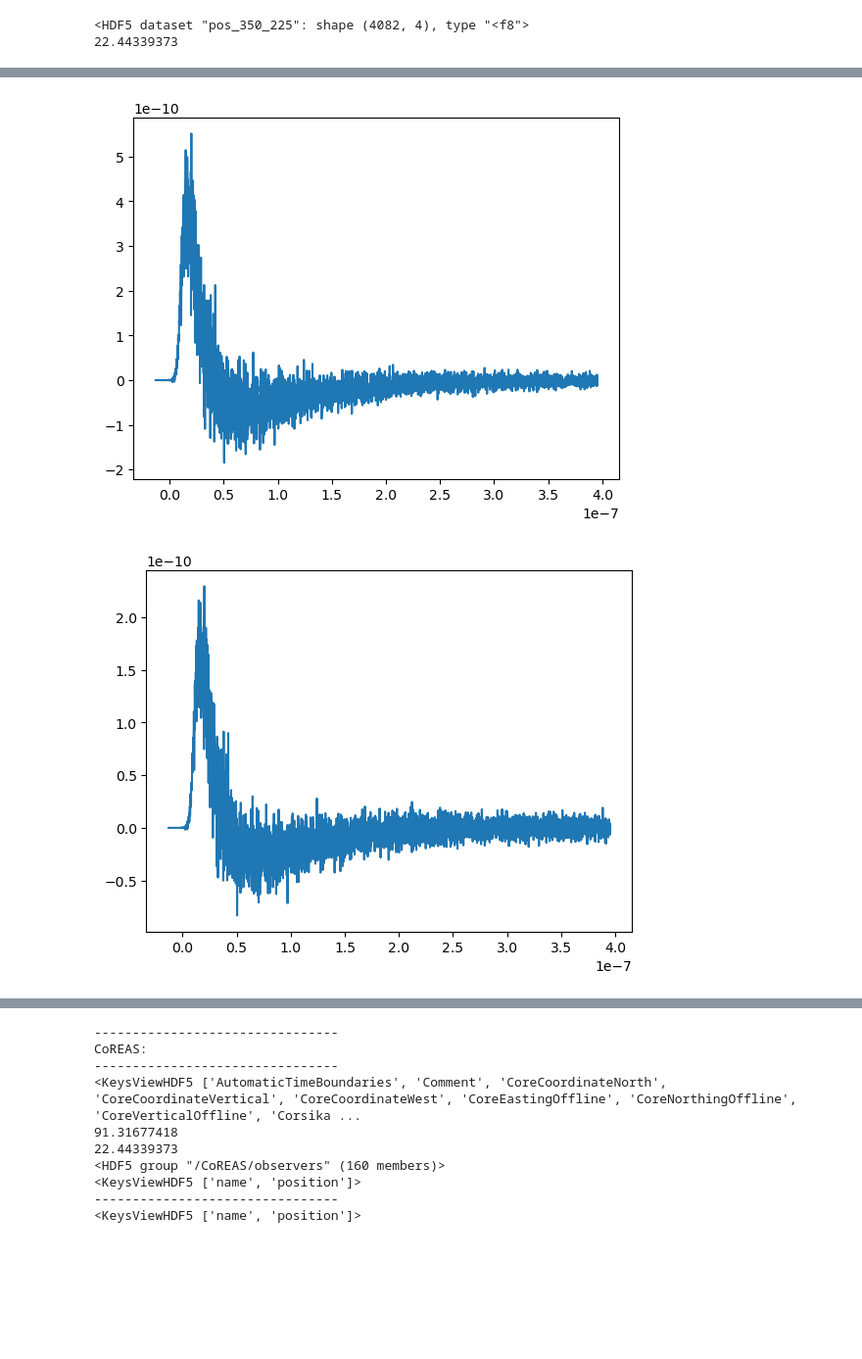
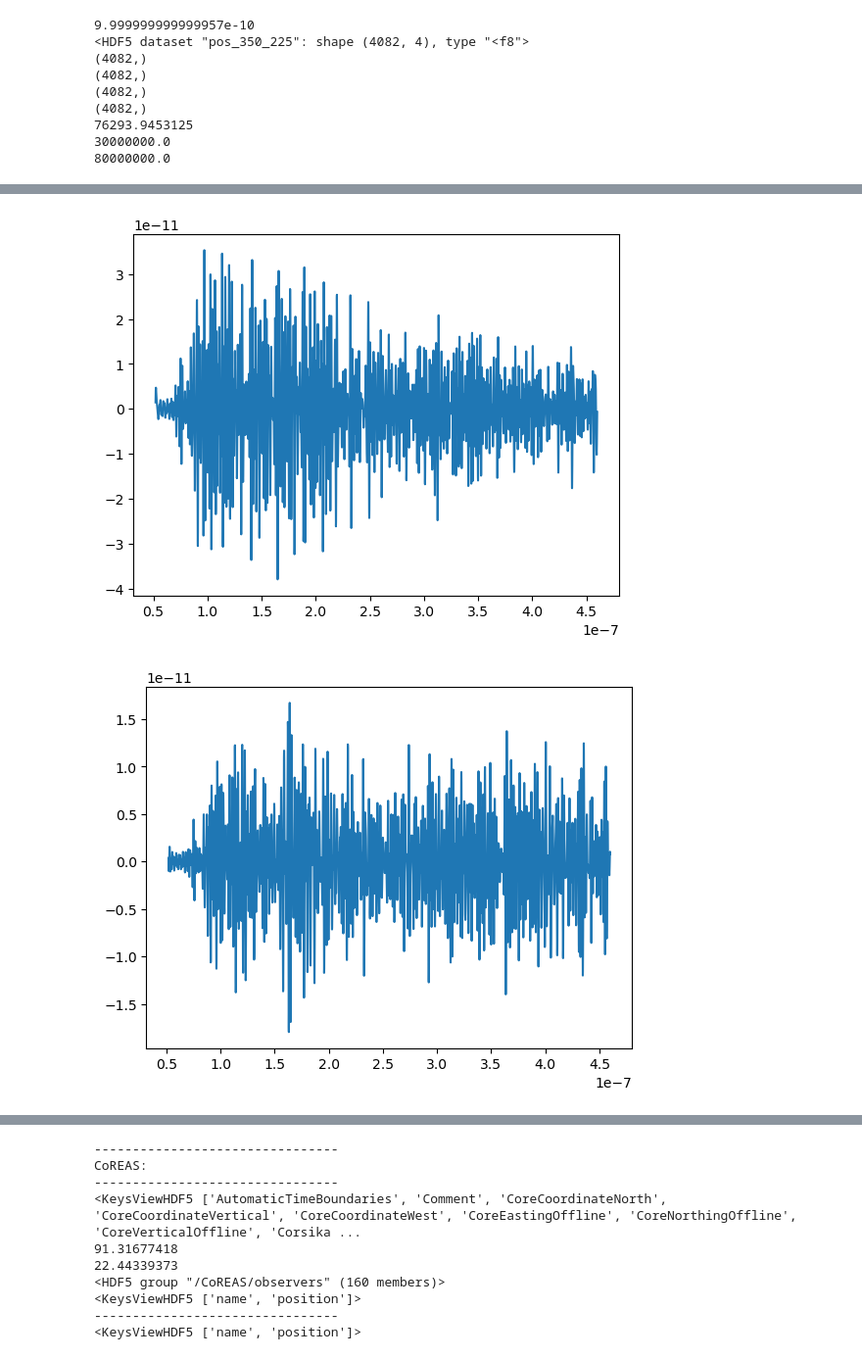
Before and after one commit to sqwepy/radio_nn, a Jupyter notebook: test.ipynb, the cells around one changed output, grey strips where cells are left out. Shown at 98% size. Drawn from its saved outputs; the diff is of its cells as text; code cells hidden in the pictures; blank space fills up the shorter version.

```diff
--- a/test.ipynb
+++ b/test.ipynb
@@ -3,12 +106,16 @@ import h5py
 import matplotlib.pyplot as plt
 
 SIM_NUMBER = '000000'
-file_name = f"/Users/denis/Desktop/BachelorThesis/data/177113844/1/proton/SIM{SIM_NUMBER}.hdf5"
+file_name = f"/home/denis/radio_nn/HDF5_vs_PREDICTED/original/188216458/0/proton/SIM000018.hdf5"
 
 #fängt mit proton 57 an
-
+print(dt)
 
 f_h5 = h5py.File(file_name, "r")
+
+f_h5_inputs = f_h5["inputs"]
+f_h5_hl = f_h5["highlevel"]
+f_h5_obsplane = f_h5_hl["obsplane_na_na_vB_vvB"]
 
 position = 'pos_350_225'
 
@@ -19,8 +126,22 @@ X = f_h5['CoREAS']['observers'][position][:,1]
 Y = f_h5['CoREAS']['observers'][position][:,2]
 Z = f_h5['CoREAS']['observers'][position][:,3]
 
+print(time.shape)
+print(X.shape)
+print(Y.shape)
+print(Z.shape)
 
-print(float(f_h5["CoREAS"].attrs['ShowerZenithAngle']))
+#time = filter_trace(time,dt,f_h5_obsplane.attrs["frequency_low"],f_h5_obsplane.attrs["frequency_high"])
+X = filter_trace(X,dt,f_h5_obsplane.attrs["frequency_low"],f_h5_obsplane.attrs["frequency_high"])
+Y = filter_trace(Y,dt,f_h5_obsplane.attrs["frequency_low"],f_h5_obsplane.attrs["frequency_high"])
+Z = filter_trace(Z,dt,f_h5_obsplane.attrs["frequency_low"],f_h5_obsplane.attrs["frequency_high"])
+
+
+
+print(f_h5_obsplane.attrs["frequency_resolution"])
+print(f_h5_obsplane.attrs["frequency_low"])
+print(f_h5_obsplane.attrs["frequency_high"])
+
 #print(np.array(f_h5["atmosphere"]["Ref Index"]))
 
 plt.plot(time,X)
@@ -30,7 +151,14 @@ plt.show()
 plt.plot(time,Z)
 plt.show()
 
-#f_h5.close()
+f_h5.close()
 # %% [output]
+9.999999999999957e-10
 <HDF5 dataset "pos_350_225": shape (4082, 4), type "<f8">
-22.44339373
+(4082,)
+(4082,)
+(4082,)
+(4082,)
+76293.9453125
+30000000.0
+80000000.0
@@ -38,2 +166,2 @@ plt.show()
-[figure, old version]
+[figure, new version]
-[figure, old version]
+[figure, new version]
```
Also changed, not shown: parts of 6 cells of this notebook, 1 other file.
